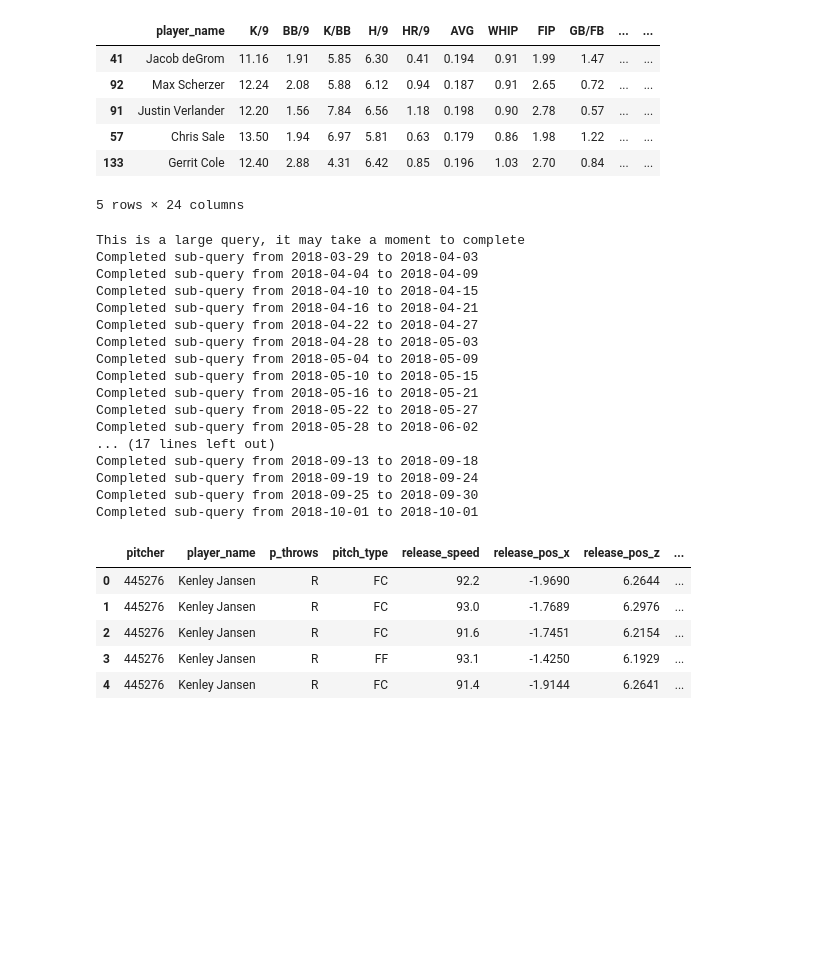
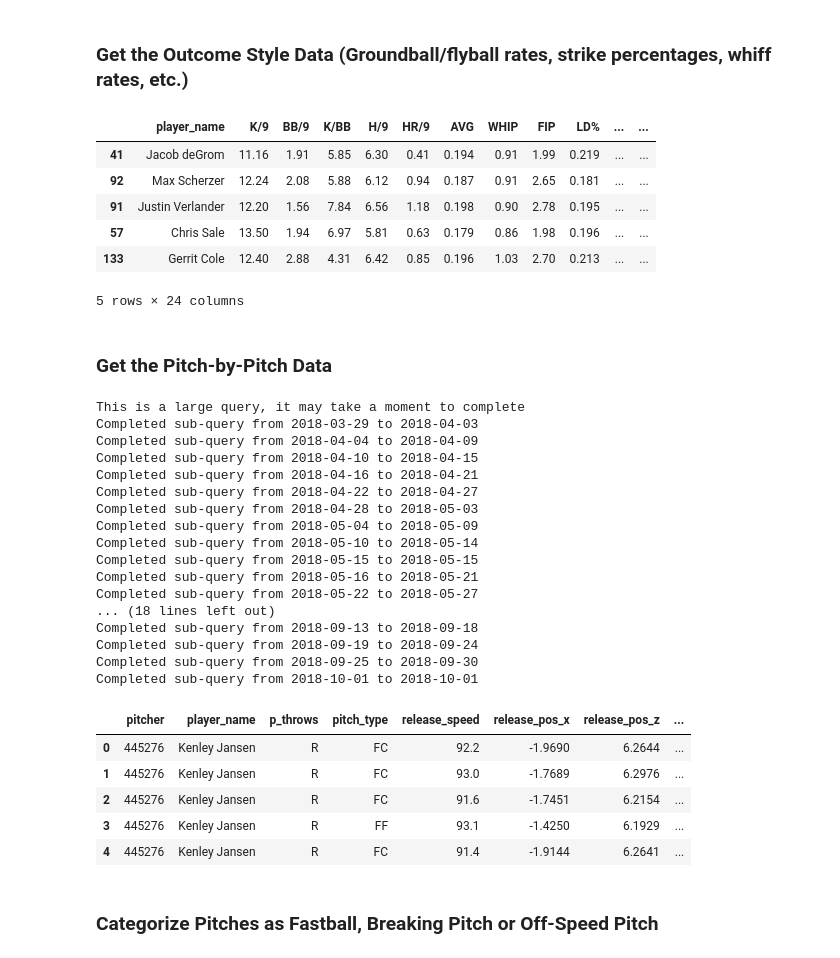
Before and after one commit to chrisjackson4256/MLBPitcherFamilies, a Jupyter notebook: PitcherFamilies.ipynb, the cells around one changed output. Drawn from its saved outputs; the diff is of its cells as text; code cells hidden in the pictures; blank space fills up the shorter version.

```diff
--- a/PitcherFamilies.ipynb
+++ b/PitcherFamilies.ipynb
@@ -23,38 +23,48 @@ train_data_dates = [('2015-04-05', '2015-10-04'),      # 2015 data
                     ('2016-04-03', '2016-10-02'),       # 2016 data
                     ('2017-04-02', '2017-10-01'),       # 2017 data
                     ('2018-03-29', '2018-10-01')]       # 2018 data
+# %% [markdown]
+### Get the Outcome Style Data (Groundball/flyball rates, strike percentages, whiff rates, etc.)
 # %%
 pitcher_season_stats = pitching_stats(2018)
 
-cols_to_keep = ['Name', 'Strikes', 'Pitches', 'K/9', 'BB/9', 'K/BB', 'H/9', 'HR/9', 'AVG', 'WHIP', 'FIP', 'GB/FB', 'LD%', 'GB%', 'IFFB%', 'HR/FB',
-                'O-Swing%', 'Z-Swing%', 'Swing%', 'O-Contact%', 'Z-Contact%', 'Contact%', 'Zone%', 'F-Strike%', 'SwStr%']
+cols_to_keep = ['Name', 'Strikes', 'Pitches', 'K/9', 'BB/9', 'K/BB', 'H/9', 'HR/9', 'AVG', 'WHIP', 'FIP',
+                'GB/FB', 'LD%', 'GB%', 'IFFB%', 'HR/FB', 'O-Swing%', 'Z-Swing%', 'Swing%', 'O-Contact%',
+                'Z-Contact%', 'Contact%', 'Zone%', 'F-Strike%', 'SwStr%']
 pitcher_season_stats = pitcher_season_stats[cols_to_keep]
 
-# keep only pitchers with 500 pitches in a season
-pitcher_season_stats = pitcher_season_stats[pitcher_season_stats['Pitches'] >= 500]
+# keep only pitchers with at least 200 pitches in a season
+pitcher_season_stats = pitcher_season_stats[pitcher_season_stats['Pitches'] >= 200]
 
 pitcher_season_stats['Strike Pct'] = pitcher_season_stats['Strikes'] / pitcher_season_stats['Pitches']
 pitcher_season_stats.drop(['Strikes', 'Pitches'], axis=1, inplace=True)
 
+# use the GB/FB ratio to compute the OF flyball pct
+pitcher_season_stats['OFFB%'] = (pitcher_season_stats['GB%'] / pitcher_season_stats['GB/FB']) - pitcher_season_stats['IFFB%']
+
+# drop the GB/FB ratio
+pitcher_season_stats.drop('GB/FB', axis=1, inplace=True)
+
 pitcher_season_stats.rename(columns={'Name': 'player_name'}, inplace=True)
 
 pitcher_season_stats.head()
 # %% [output]
-|  | player_name | K/9 | BB/9 | K/BB | H/9 | HR/9 | AVG | WHIP | FIP | GB/FB | ... | ... |
-| 41 | Jacob deGrom | 11.16 | 1.91 | 5.85 | 6.30 | 0.41 | 0.194 | 0.91 | 1.99 | 1.47 | ... | ... |
-| 92 | Max Scherzer | 12.24 | 2.08 | 5.88 | 6.12 | 0.94 | 0.187 | 0.91 | 2.65 | 0.72 | ... | ... |
-| 91 | Justin Verlander | 12.20 | 1.56 | 7.84 | 6.56 | 1.18 | 0.198 | 0.90 | 2.78 | 0.57 | ... | ... |
-| 57 | Chris Sale | 13.50 | 1.94 | 6.97 | 5.81 | 0.63 | 0.179 | 0.86 | 1.98 | 1.22 | ... | ... |
-| 133 | Gerrit Cole | 12.40 | 2.88 | 4.31 | 6.42 | 0.85 | 0.196 | 1.03 | 2.70 | 0.84 | ... | ... |
+|  | player_name | K/9 | BB/9 | K/BB | H/9 | HR/9 | AVG | WHIP | FIP | LD% | ... | ... |
+| 41 | Jacob deGrom | 11.16 | 1.91 | 5.85 | 6.30 | 0.41 | 0.194 | 0.91 | 1.99 | 0.219 | ... | ... |
+| 92 | Max Scherzer | 12.24 | 2.08 | 5.88 | 6.12 | 0.94 | 0.187 | 0.91 | 2.65 | 0.181 | ... | ... |
+| 91 | Justin Verlander | 12.20 | 1.56 | 7.84 | 6.56 | 1.18 | 0.198 | 0.90 | 2.78 | 0.195 | ... | ... |
+| 57 | Chris Sale | 13.50 | 1.94 | 6.97 | 5.81 | 0.63 | 0.179 | 0.86 | 1.98 | 0.196 | ... | ... |
+| 133 | Gerrit Cole | 12.40 | 2.88 | 4.31 | 6.42 | 0.85 | 0.196 | 1.03 | 2.70 | 0.213 | ... | ... |
 5 rows × 24 columns
+# %% [markdown]
+### Get the Pitch-by-Pitch Data
 # %%
 # get the data from baseball savant
 pitch_by_pitch_data = statcast(start_dt='2018-03-29', end_dt='2018-10-01')
 
 # choose the columns we want to use for identifying Families
-# NOTE: I've chosen to leave out pitch location, because averaging should just return the middle of the plate
 cols_to_keep = ['pitcher', 'player_name', 'p_throws', 'pitch_type', 'release_speed', 'release_pos_x', 'release_pos_z',
-                'release_spin_rate', 'release_extension', 'pfx_x', 'pfx_z']  #, 'plate_x', 'plate_z']
+                'release_spin_rate', 'pfx_x', 'pfx_z', 'plate_x', 'plate_z']
 pitch_by_pitch_data = pitch_by_pitch_data[cols_to_keep]
 
 # make sure pitcher ID's are ints
@@ -70,11 +80,11 @@ Completed sub-query from 2018-04-16 to 2018-04-21
 Completed sub-query from 2018-04-22 to 2018-04-27
 Completed sub-query from 2018-04-28 to 2018-05-03
 Completed sub-query from 2018-05-04 to 2018-05-09
-Completed sub-query from 2018-05-10 to 2018-05-15
+Completed sub-query from 2018-05-10 to 2018-05-14
+Completed sub-query from 2018-05-15 to 2018-05-15
 Completed sub-query from 2018-05-16 to 2018-05-21
 Completed sub-query from 2018-05-22 to 2018-05-27
-Completed sub-query from 2018-05-28 to 2018-06-02
-... (17 lines left out)
+... (18 lines left out)
 Completed sub-query from 2018-09-13 to 2018-09-18
 Completed sub-query from 2018-09-19 to 2018-09-24
 Completed sub-query from 2018-09-25 to 2018-09-30
@@ -85,6 +95,8 @@ Completed sub-query from 2018-10-01 to 2018-10-01
 | 2 | 445276 | Kenley Jansen | R | FC | 91.6 | -1.7451 | 6.2154 | ... |
 | 3 | 445276 | Kenley Jansen | R | FF | 93.1 | -1.4250 | 6.1929 | ... |
 | 4 | 445276 | Kenley Jansen | R | FC | 91.4 | -1.9144 | 6.2641 | ... |
+# %% [markdown]
+### Categorize Pitches as Fastball, Breaking Pitch or Off-Speed Pitch
 # %%
 # group the various pitch types into three types (fastball=FB, breaking=BR and off-speed=OS)
 fastball_pitches = ['FC', 'FF', 'FA', 'FT', 'SI']
```
Also changed, not shown: parts of 48 cells of this notebook.
